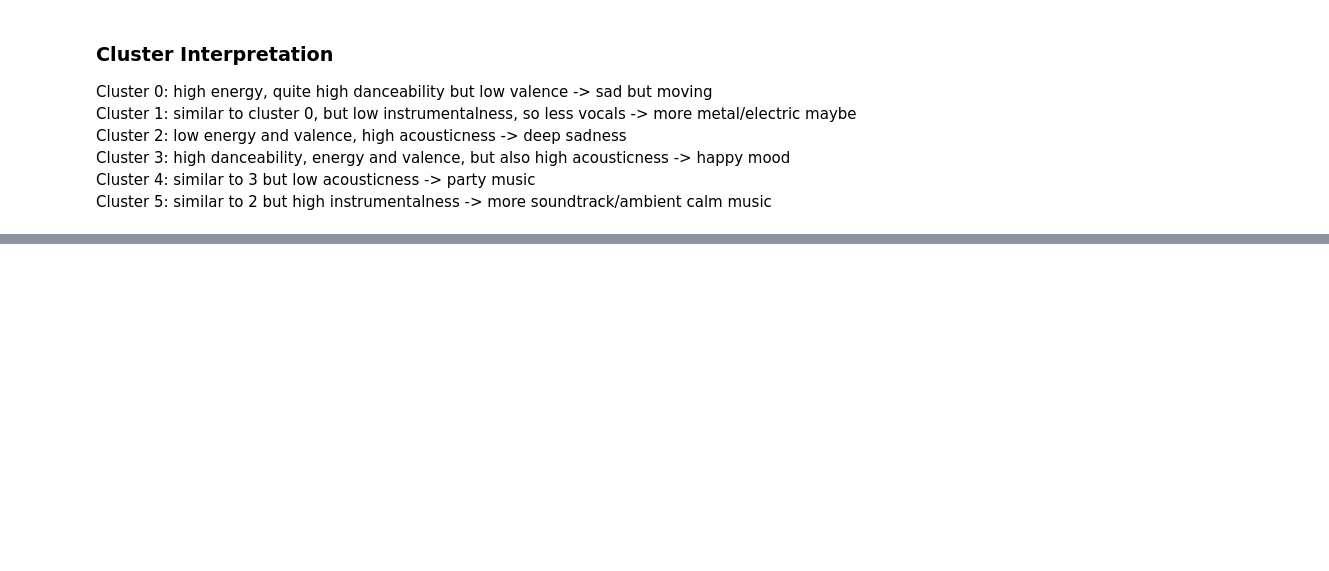
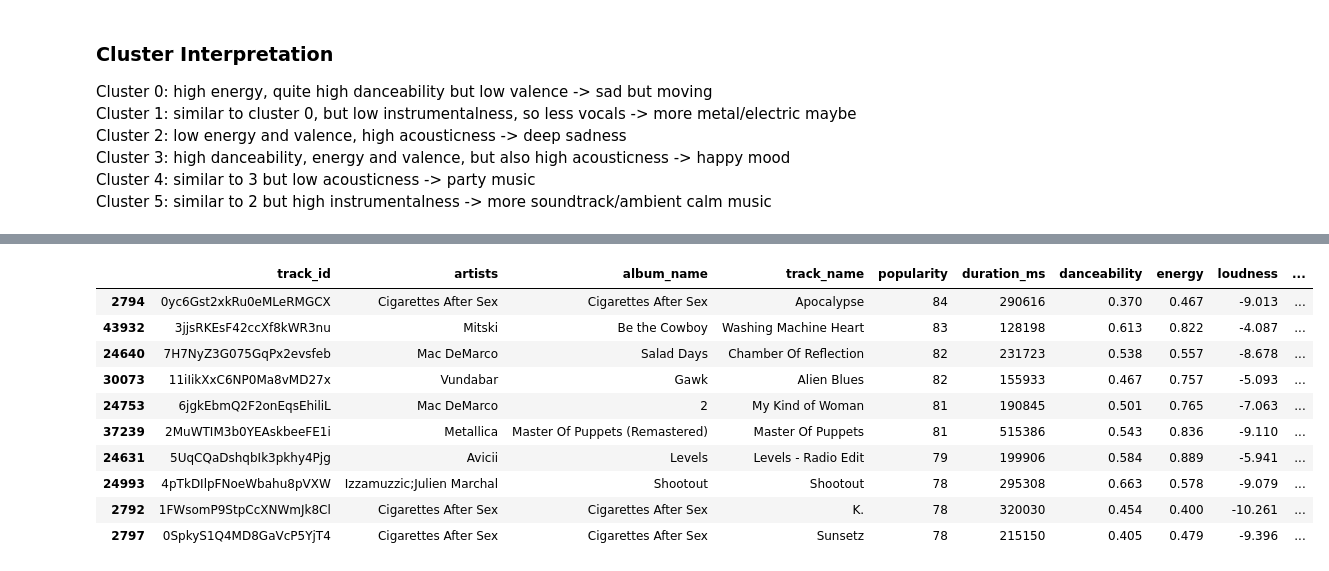
Before and after one commit to elena563/spotitype, a Jupyter notebook: backend/notebook/ca.ipynb, the cells around one changed output, grey strips where cells are left out. Drawn from its saved outputs; the diff is of its cells as text; code cells hidden in the pictures; blank space fills up the shorter version.

```diff
--- a/backend/notebook/ca.ipynb
+++ b/backend/notebook/ca.ipynb
@@ -50,3 +62,6 @@ Cluster 2: low energy and valence, high acousticness -> deep sadness
 Cluster 3: high danceability, energy and valence, but also high acousticness -> happy mood
 Cluster 4: similar to 3 but low acousticness -> party music
 Cluster 5: similar to 2 but high instrumentalness -> more soundtrack/ambient calm music
+# %%
+complete = pd.read_csv('../data/cleaned_data.csv')
+complete['cluster'] = df['cluster']
@@ -52,0 +76,14 @@ Cluster 5: similar to 2 but high instrumentalness -> more soundtrack/ambient cal
+# %%
+complete[complete['cluster'] == 0].sort_values('popularity', ascending=False).head(10)
+# %% [output]
+|  | track_id | artists | album_name | track_name | popularity | duration_ms | danceability | energy | loudness | ... |
+| 2794 | 0yc6Gst2xkRu0eMLeRMGCX | Cigarettes After Sex | Cigarettes After Sex | Apocalypse | 84 | 290616 | 0.370 | 0.467 | -9.013 | ... |
+| 43932 | 3jjsRKEsF42ccXf8kWR3nu | Mitski | Be the Cowboy | Washing Machine Heart | 83 | 128198 | 0.613 | 0.822 | -4.087 | ... |
+| 24640 | 7H7NyZ3G075GqPx2evsfeb | Mac DeMarco | Salad Days | Chamber Of Reflection | 82 | 231723 | 0.538 | 0.557 | -8.678 | ... |
+| 30073 | 11iIikXxC6NP0Ma8vMD27x | Vundabar | Gawk | Alien Blues | 82 | 155933 | 0.467 | 0.757 | -5.093 | ... |
+| 24753 | 6jgkEbmQ2F2onEqsEhiliL | Mac DeMarco | 2 | My Kind of Woman | 81 | 190845 | 0.501 | 0.765 | -7.063 | ... |
+| 37239 | 2MuWTIM3b0YEAskbeeFE1i | Metallica | Master Of Puppets (Remastered) | Master Of Puppets | 81 | 515386 | 0.543 | 0.836 | -9.110 | ... |
+| 24631 | 5UqCQaDshqbIk3pkhy4Pjg | Avicii | Levels | Levels - Radio Edit | 79 | 199906 | 0.584 | 0.889 | -5.941 | ... |
+| 24993 | 4pTkDIlpFNoeWbahu8pVXW | Izzamuzzic;Julien Marchal | Shootout | Shootout | 78 | 295308 | 0.663 | 0.578 | -9.079 | ... |
+| 2792 | 1FWsomP9StpCcXNWmJk8Cl | Cigarettes After Sex | Cigarettes After Sex | K. | 78 | 320030 | 0.454 | 0.400 | -10.261 | ... |
+| 2797 | 0SpkyS1Q4MD8GaVcP5YjT4 | Cigarettes After Sex | Cigarettes After Sex | Sunsetz | 78 | 215150 | 0.405 | 0.479 | -9.396 | ... |
```
Also changed, not shown: parts of 3 cells of this notebook, 2 other files.
